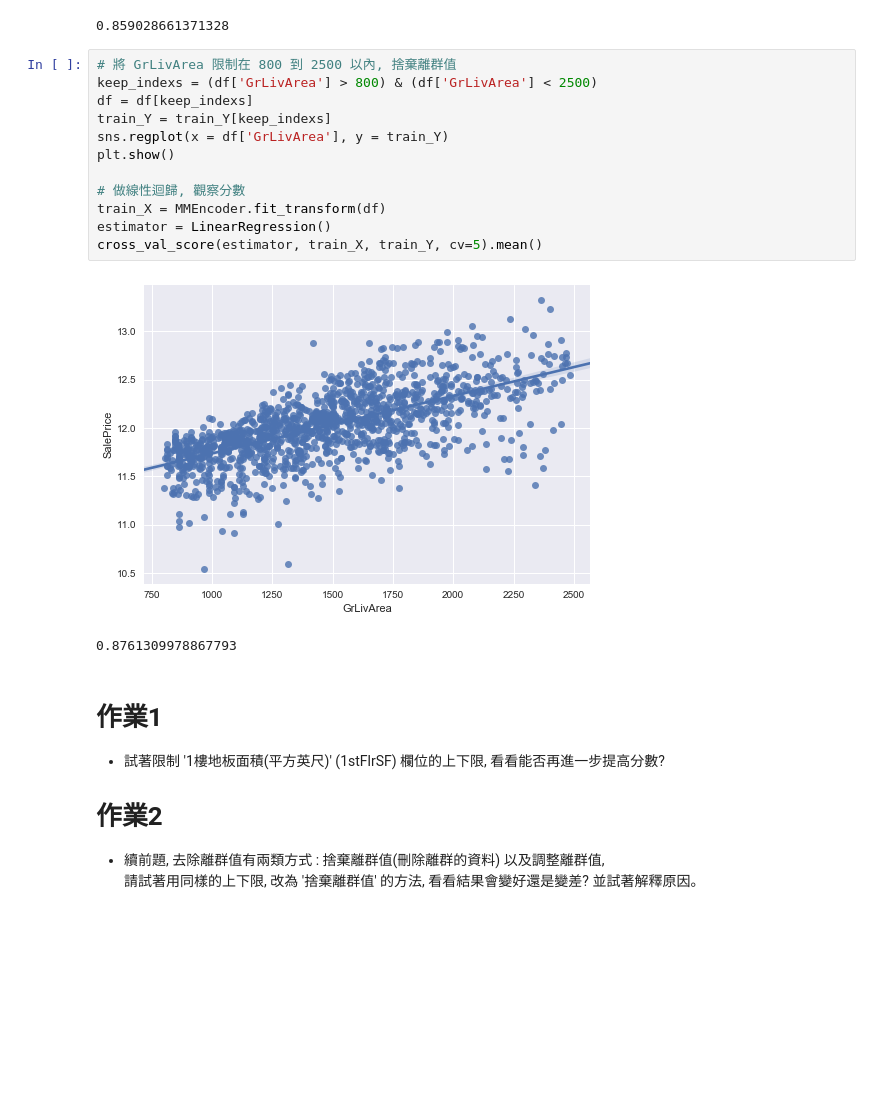
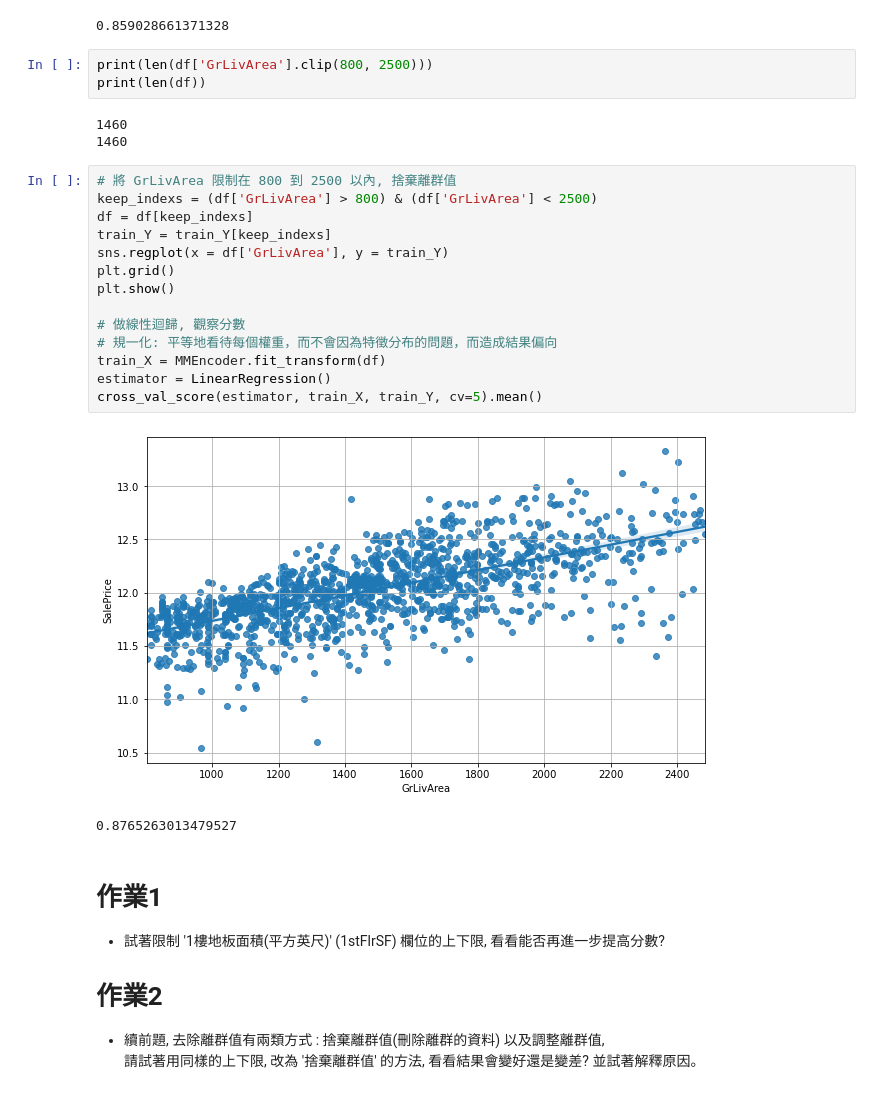
Before and after one commit to EthanZhuang/1st-MLMarathon, a Jupyter notebook: Day_010/Day_010_Outliers.ipynb, the cells around one changed output. Drawn from its saved outputs; the diff is of its cells as text; blank space fills up the shorter version.

```diff
--- a/Day_010/Day_010_Outliers.ipynb
+++ b/Day_010/Day_010_Outliers.ipynb
@@ -115,21 +131,29 @@ cross_val_score(estimator, train_X, train_Y, cv=5).mean()
 # %% [output]
 [figure]
 0.859028661371328
+# %%
+print(len(df['GrLivArea'].clip(800, 2500)))
+print(len(df))
+# %% [output]
+1460
+1460
 # %%
 # 將 GrLivArea 限制在 800 到 2500 以內, 捨棄離群值
 keep_indexs = (df['GrLivArea'] > 800) & (df['GrLivArea'] < 2500)
 df = df[keep_indexs]
 train_Y = train_Y[keep_indexs]
 sns.regplot(x = df['GrLivArea'], y = train_Y)
+plt.grid()
 plt.show()
 
 # 做線性迴歸, 觀察分數
+# 規一化: 平等地看待每個權重，而不會因為特徵分布的問題，而造成結果偏向
 train_X = MMEncoder.fit_transform(df)
 estimator = LinearRegression()
 cross_val_score(estimator, train_X, train_Y, cv=5).mean()
 # %% [output]
-[figure, old version]
+[figure, new version]
-0.8761309978867793
+0.8765263013479527
 # %% [markdown]
 # 作業1
 * 試著限制 '1樓地板面積(平方英尺)' (1stFlrSF) 欄位的上下限, 看看能否再進一步提高分數?
```
Also changed, not shown: parts of 4 cells of this notebook.
